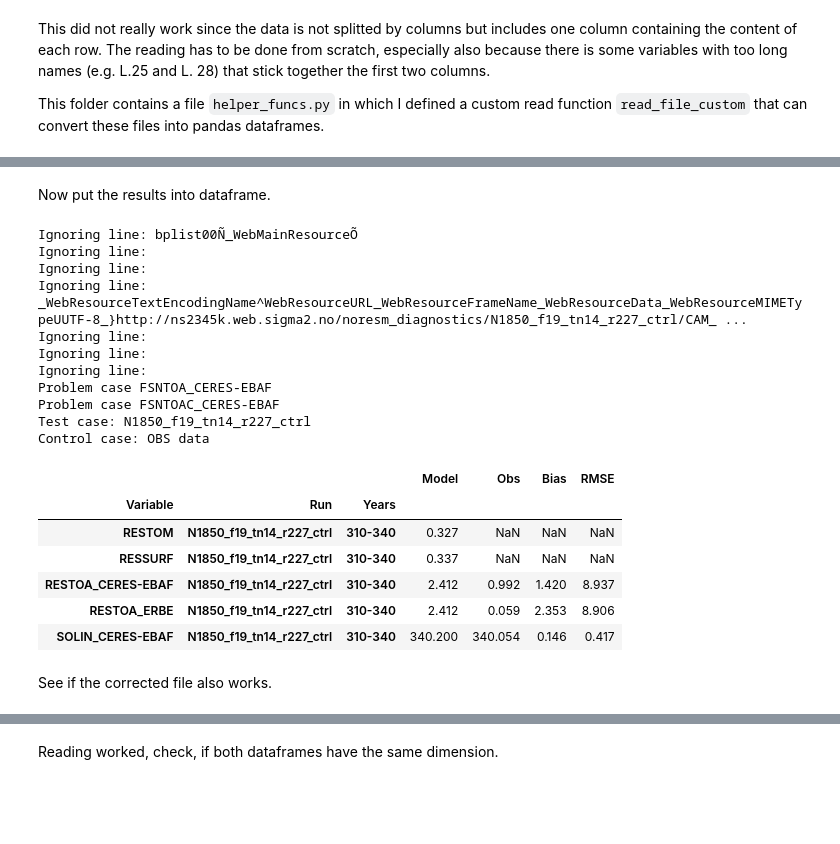
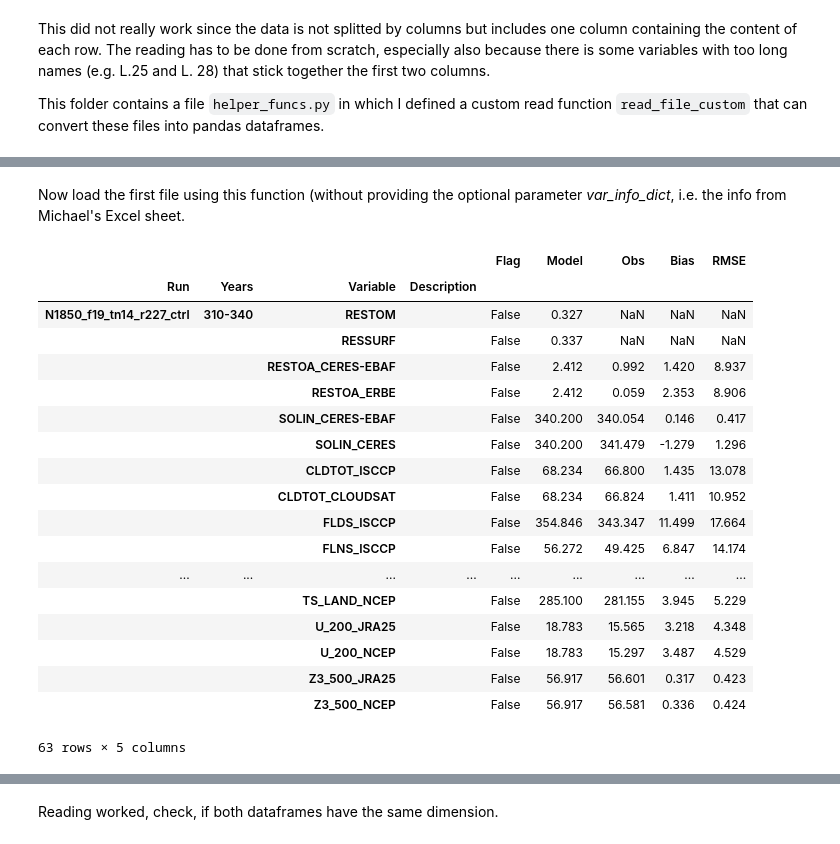
Before and after one commit to jgliss/my_notebooks, a Jupyter notebook: notebooks/read_ascii_cams_diag.ipynb, the cells around one changed output, grey strips where cells are left out. Saved outputs shown, nothing was run; the diff lists cells and outputs as text; code cells hidden in the pictures; blank space fills up the shorter version.

```diff
--- a/notebooks/read_ascii_cams_diag.ipynb
+++ b/notebooks/read_ascii_cams_diag.ipynb
@@ -71,29 +131,28 @@ read_file_custom(fpath, verbose=False)
     -------
     Dataframe
         pandas data frame ready for further analysis
-# %% [markdown]
-Now put the results into dataframe.
+# %% [markdown]
+Now load the first file using this function (without providing the optional parameter *var_info_dict*, i.e. the info from Michael's Excel sheet.
 # %%
 df = read_file_custom(test_file, VERBOSE)
-df.head()
+df
 # %% [output]
+|  |  |  |  | Flag | Model | Obs | Bias | RMSE |
+| Run | Years | Variable | Description |  |  |  |  |  |
+| N1850_f19_tn14_r227_ctrl | 310-340 | RESTOM |  | False | 0.327 | NaN | NaN | NaN |
+|  |  | RESSURF |  | False | 0.337 | NaN | NaN | NaN |
+|  |  | RESTOA_CERES-EBAF |  | False | 2.412 | 0.992 | 1.420 | 8.937 |
+|  |  | RESTOA_ERBE |  | False | 2.412 | 0.059 | 2.353 | 8.906 |
+|  |  | SOLIN_CERES-EBAF |  | False | 340.200 | 340.054 | 0.146 | 0.417 |
+|  |  | SOLIN_CERES |  | False | 340.200 | 341.479 | -1.279 | 1.296 |
+|  |  | CLDTOT_ISCCP |  | False | 68.234 | 66.800 | 1.435 | 13.078 |
+|  |  | CLDTOT_CLOUDSAT |  | False | 68.234 | 66.824 | 1.411 | 10.952 |
+|  |  | FLDS_ISCCP |  | False | 354.846 | 343.347 | 11.499 | 17.664 |
+|  |  | FLNS_ISCCP |  | False | 56.272 | 49.425 | 6.847 | 14.174 |
+| ... | ... | ... | ... | ... | ... | ... | ... | ... |
+|  |  | TS_LAND_NCEP |  | False | 285.100 | 281.155 | 3.945 | 5.229 |
+|  |  | U_200_JRA25 |  | False | 18.783 | 15.565 | 3.218 | 4.348 |
+|  |  | U_200_NCEP |  | False | 18.783 | 15.297 | 3.487 | 4.529 |
+|  |  | Z3_500_JRA25 |  | False | 56.917 | 56.601 | 0.317 | 0.423 |
+|  |  | Z3_500_NCEP |  | False | 56.917 | 56.581 | 0.336 | 0.424 |
-Ignoring line: bplist00Ñ_WebMainResourceÕ
-Ignoring line:
-Ignoring line:
-Ignoring line: _WebResourceTextEncodingName^WebResourceURL_WebResourceFrameName_WebResourceData_WebResourceMIMETypeUUTF-8_}http://ns2345k.web.sigma2.no/noresm_diagnostics/N1850_f19_tn14_r227_ctrl/CAM_ ...
-Ignoring line:
-Ignoring line:
-Ignoring line:
-Problem case FSNTOA_CERES-EBAF
-Problem case FSNTOAC_CERES-EBAF
-Test case: N1850_f19_tn14_r227_ctrl
-Control case: OBS data
+63 rows × 5 columns
-|  |  |  | Model | Obs | Bias | RMSE |
-| Variable | Run | Years |  |  |  |  |
-| RESTOM | N1850_f19_tn14_r227_ctrl | 310-340 | 0.327 | NaN | NaN | NaN |
-| RESSURF | N1850_f19_tn14_r227_ctrl | 310-340 | 0.337 | NaN | NaN | NaN |
-| RESTOA_CERES-EBAF | N1850_f19_tn14_r227_ctrl | 310-340 | 2.412 | 0.992 | 1.420 | 8.937 |
-| RESTOA_ERBE | N1850_f19_tn14_r227_ctrl | 310-340 | 2.412 | 0.059 | 2.353 | 8.906 |
-| SOLIN_CERES-EBAF | N1850_f19_tn14_r227_ctrl | 310-340 | 340.200 | 340.054 | 0.146 | 0.417 |
-# %% [markdown]
-See if the corrected file also works.
```
Also changed, not shown: parts of 29 cells of this notebook, 1 other file.
